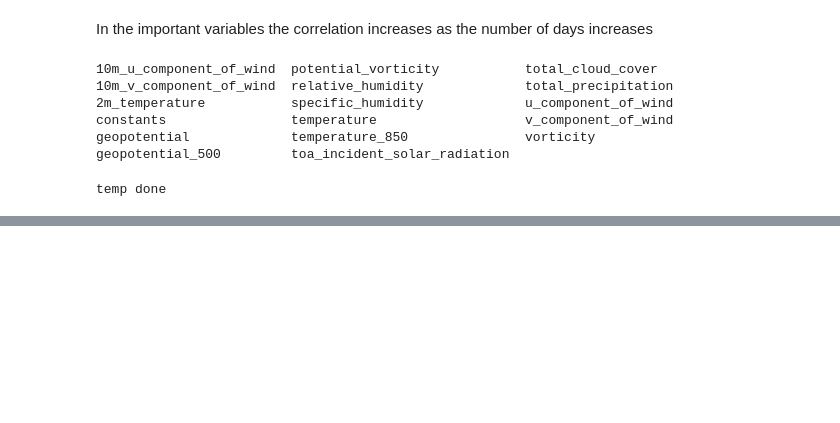
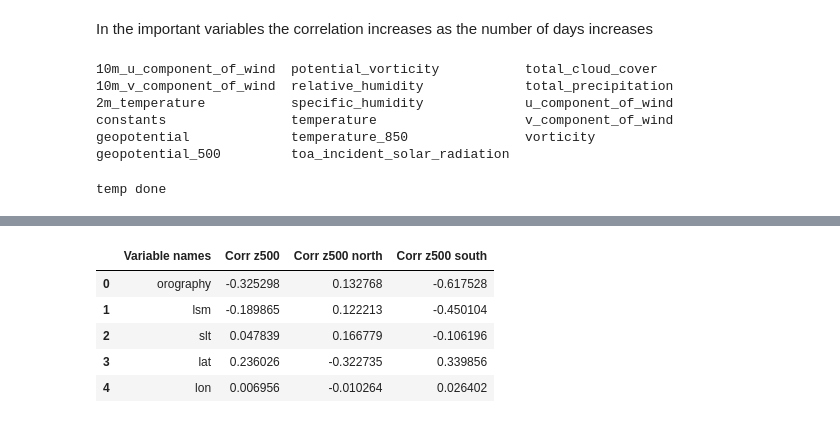
Before and after one commit to mc4117/ResNet_Weather, a Jupyter notebook: Data_exploration/correlation_restr.ipynb, the cells around one changed output, grey strips where cells are left out. Drawn from its saved outputs; the diff is of its cells as text; code cells hidden in the pictures; blank space fills up the shorter version.

```diff
--- a/Data_exploration/correlation_restr.ipynb
+++ b/Data_exploration/correlation_restr.ipynb
@@ -108,7 +144,8 @@ df.style.applymap(color_negative_red, subset=['Corr_geo_500 full', 'Corr_geo_500
 # %%
 constant_variables_str = []
-corr_tmp_850_const = []
 corr_z500_const = []
+corr_z500_north_const = []
+corr_z500_south_const = []
 
 constant_variables_str.append('orography')
 #corr_tmp_850_const.append(np.mean([correlation(constants.orography, temp850.t.isel(time = np.int(100*i))).values for i in range(np.int(len(temp850.t)/100))]))
@@ -150,4 +194,11 @@ df.style.applymap(color_negative_red, subset=['Corr z500'])
 # %%
-df = pd.concat([pd.DataFrame(constant_variables_str, columns = ['Variable names']),pd.DataFrame(corr_z500_const, columns = ['Corr z500'])], axis = 1)
-df.style.applymap(color_negative_red, subset=['Corr z500'])
-df
+df = pd.concat([pd.DataFrame(constant_variables_str, columns = ['Variable names']),pd.DataFrame(corr_z500_const, columns = ['Corr z500']), pd.DataFrame(corr_z500_north_const, columns = ['Corr z500 north']), pd.DataFrame(corr_z500_south_const, columns = ['Corr z500 south'])], axis = 1)
+
+df.style.applymap(color_negative_red, subset=['Corr z500', 'Corr z500 north', 'Corr z500 south'])
+# %% [output]
+|  | Variable names | Corr z500 | Corr z500 north | Corr z500 south |
+| 0 | orography | -0.325298 | 0.132768 | -0.617528 |
+| 1 | lsm | -0.189865 | 0.122213 | -0.450104 |
+| 2 | slt | 0.047839 | 0.166779 | -0.106196 |
+| 3 | lat | 0.236026 | -0.322735 | 0.339856 |
+| 4 | lon | 0.006956 | -0.010264 | 0.026402 |
```
Also changed, not shown: parts of 3 cells of this notebook, 4 other files.
